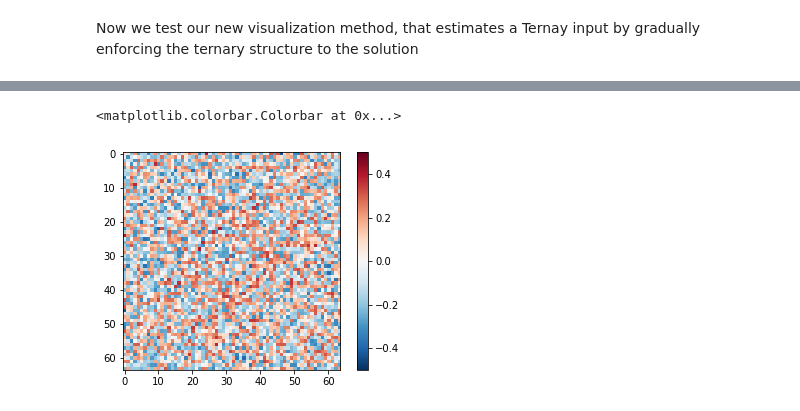
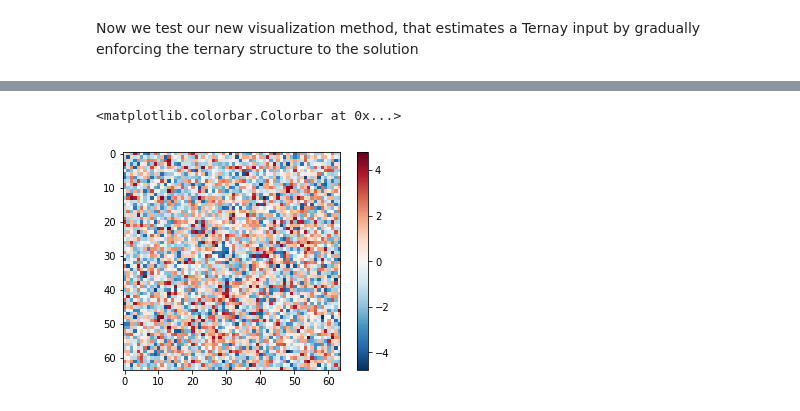
Before and after one commit to nicofarr/BrainCNN_Vis, a Jupyter notebook: BrainCNN_Vis_Ternary.ipynb, the cells around one changed output, grey strips where cells are left out. Saved outputs shown, nothing was run; the diff lists cells and outputs as text; code cells hidden in the pictures.

```diff
--- a/BrainCNN_Vis_Ternary.ipynb
+++ b/BrainCNN_Vis_Ternary.ipynb
@@ -141,10 +141,17 @@ from importlib import reload
 
 reload(bcvis)
 
-heatmaptest,all_losses,named_losses,overall_loss = bcvis.visualize_activation_ternary_dynamic(model,
-                                                verbose = 0,alpha=1e-6,
+alpha = 1e-7
+niter = 1000
+
+heatmaptest,loss_array,loss_names = bcvis.visualize_activation_ternary_dynamic(model,
+                                                verbose = 0,alpha=alpha,
                                                    layer_idx=-1,
                                                    filter_indices=0,
-                                                   act_max_weight=5,
+                                                   act_max_weight=1,
                                                    lp_norm_weight=0,
-                                                   tv_weight=0,max_iter=50)
+                                                   tv_weight=0,max_iter=niter)
+
+print("Min Loss Ternary : %f" % np.min(loss_array[:,1]) )
+
+print("Min Loss Activation : %f" % np.min(loss_array[:,0]) )
@@ -171,9 +192,9 @@ all_losses
 # %%
-plt.imshow(((heatmaptest)),interpolation='nearest',vmin=-0.5,vmax=0.5,cmap=plt.cm.RdBu_r)
+plt.imshow(((heatmaptest[:,:,0])),interpolation='nearest',cmap=plt.cm.RdBu_r)
 plt.colorbar()
 # %% [output]
 <matplotlib.colorbar.Colorbar at 0x...>
-[figure, old version]
+[figure, new version]
 # %%
 from nilearn.plotting import plot_connectome
 
```
Also changed, not shown: parts of 5 cells of this notebook.
